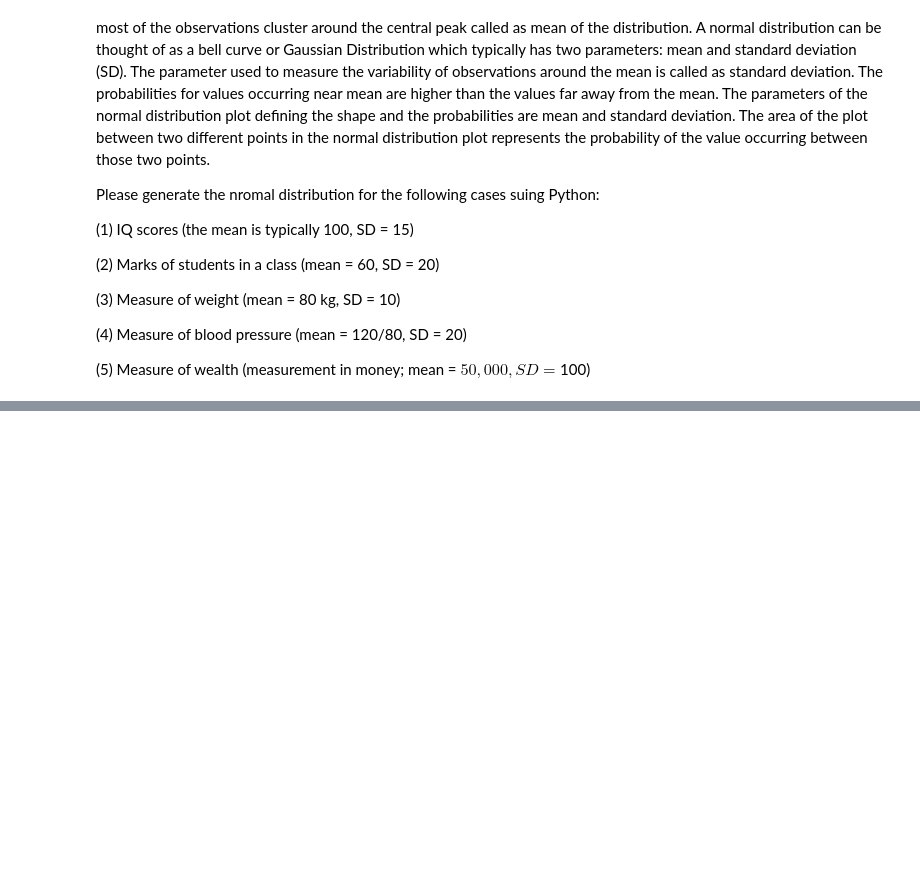
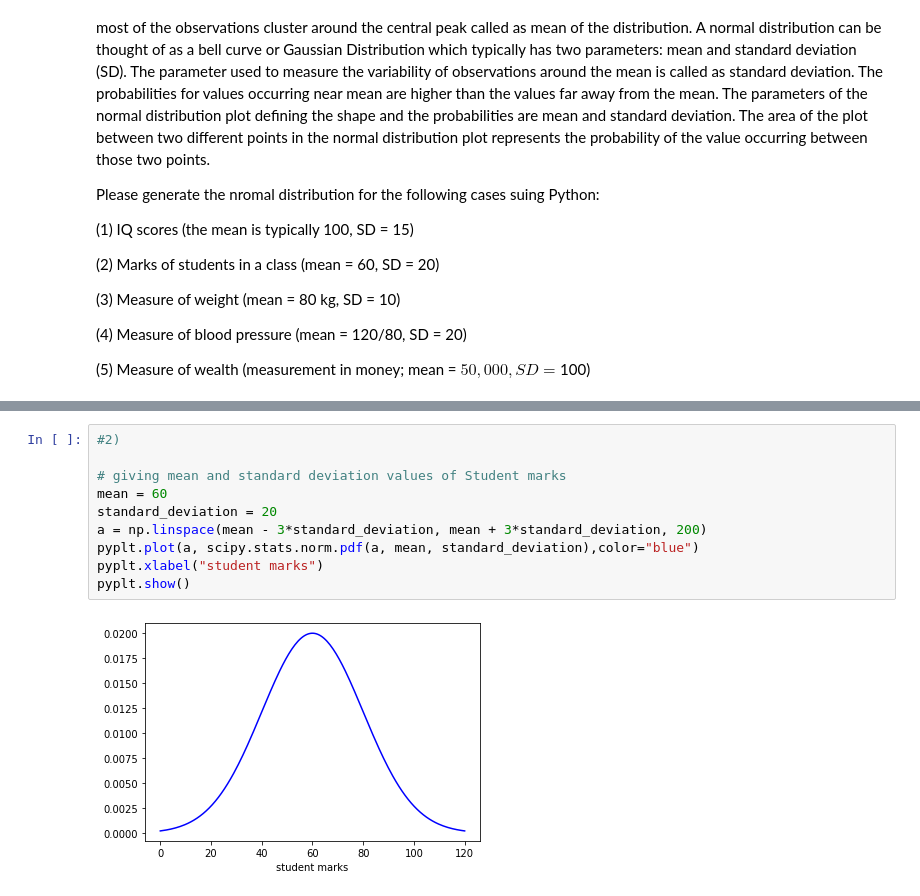
Before and after one commit to nishanth0233/INFO-5502, a Jupyter notebook: lab_assignment_10.ipynb, the cells around one changed output, grey strips where cells are left out. Cells and saved outputs as stored; diff of their text form; blank space fills up the shorter version.

```diff
--- a/lab_assignment_10.ipynb
+++ b/lab_assignment_10.ipynb
@@ -175,0 +135,12 @@ plt.show()
+# %%
+#2)
+
+# giving mean and standard deviation values of Student marks
+mean = 60
+standard_deviation = 20
+a = np.linspace(mean - 3*standard_deviation, mean + 3*standard_deviation, 200)
+pyplt.plot(a, scipy.stats.norm.pdf(a, mean, standard_deviation),color="blue")
+pyplt.xlabel("student marks")
+pyplt.show()
+# %% [output]
+[figure, added]
```
Also changed, not shown: parts of 6 cells of this notebook.
